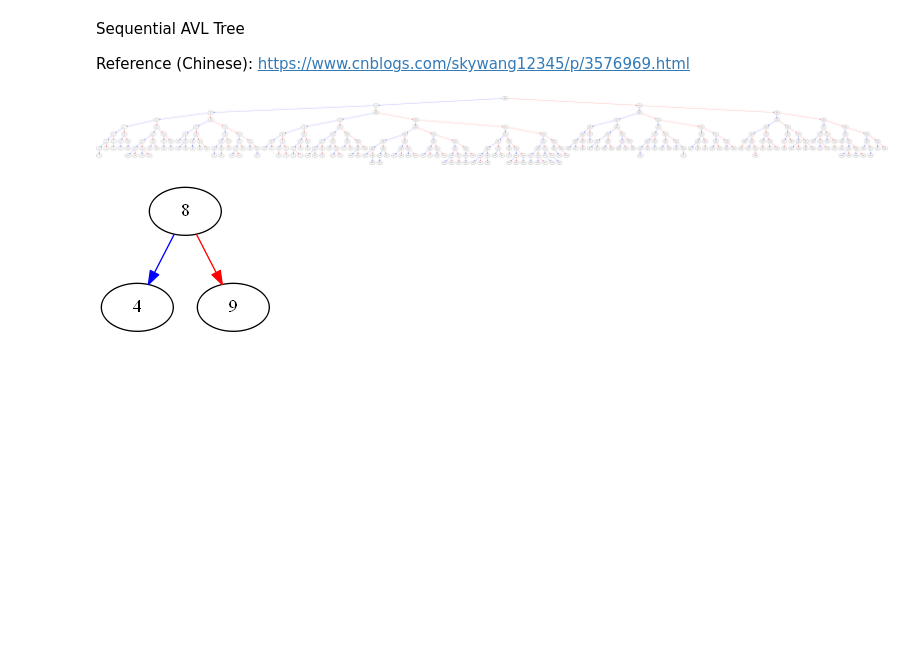
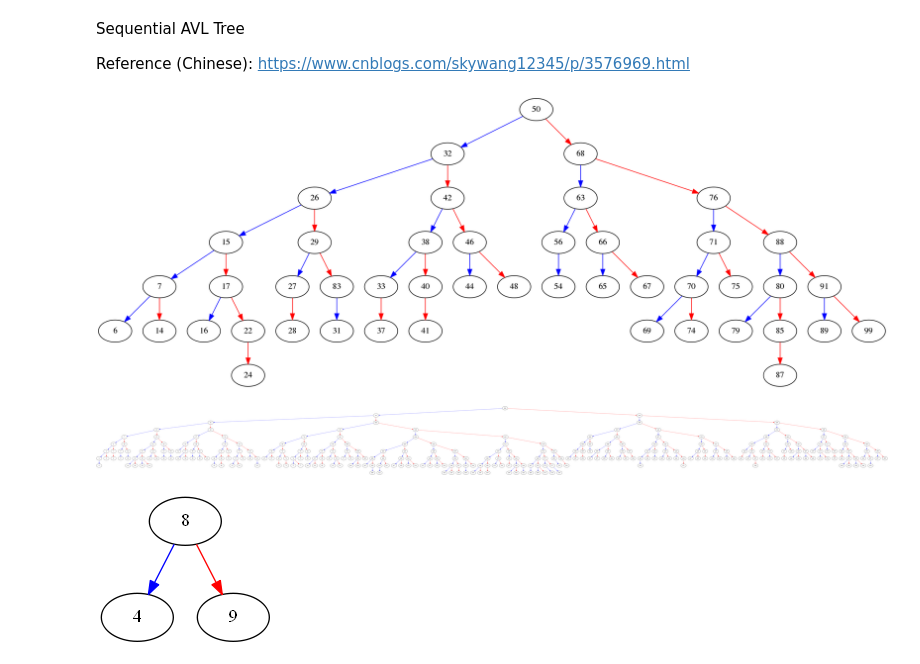
Before and after one commit to chyanju/pyConcurrentAVL, a Jupyter notebook: sequentialAVL.ipynb, the cells around one changed output. Saved outputs shown, nothing was run; the diff lists cells and outputs as text; code cells hidden in the pictures; blank space fills up the shorter version.

Commit message:
add fake conflict code to pyAVL

```diff
--- a/sequentialAVL.ipynb
+++ b/sequentialAVL.ipynb
@@ -8,3 +13,18 @@ import random
+# %%
+# conflict test
+tree = AVL()
+ltp = random.sample(list(range(100)),k=100)
+tpool = []
+for i in range(10):
+    tpool.append(threading.Thread(target=insert,args=(ltp[i*10:(i+1)*10],tree)))
+for i in range(10):
+    tpool[i].start()
+for i in range(10):
+    tpool[i].join()
+# %%
+tree.print()
+# %% [output]
+[figure, added]
 # %%
 tree = AVL()
 ltp = random.sample(list(range(300)),k=300)
```
Also changed, not shown: parts of 2 cells of this notebook, 1 other file.
